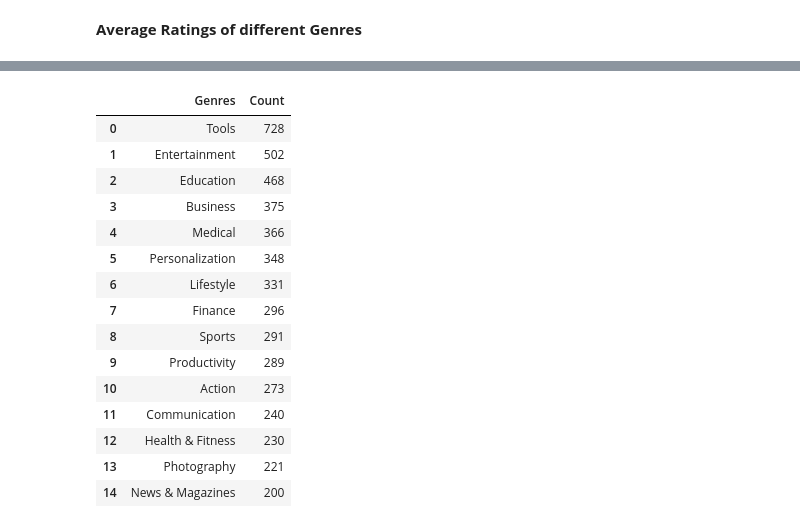
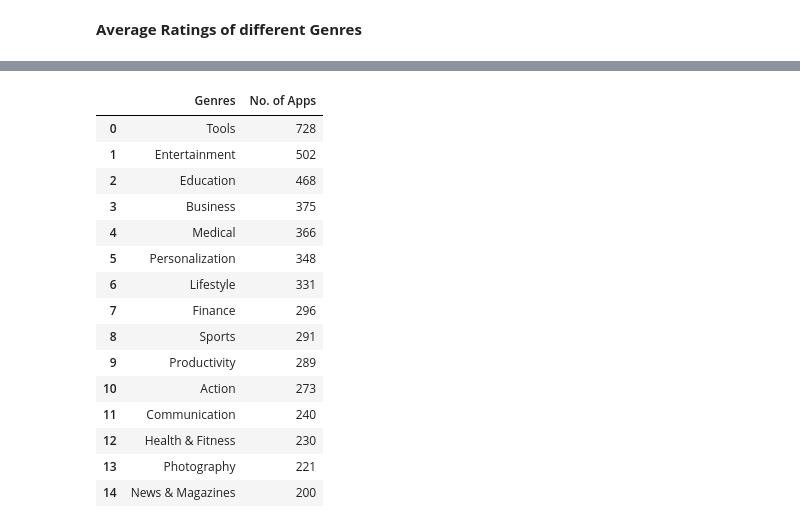
Before and after one commit to anasabbad/Play-Store-App-Review-Analysis--EDA-Capstone, a Jupyter notebook: Play_Store_App_Review_Analysis_Capstone_Project.ipynb, the cells around one changed output, grey strips where cells are left out. Saved outputs shown, nothing was run; the diff lists cells and outputs as text; code cells hidden in the pictures.

```diff
--- a/Play_Store_App_Review_Analysis_Capstone_Project.ipynb
+++ b/Play_Store_App_Review_Analysis_Capstone_Project.ipynb
@@ -289,3 +282,3 @@ we now need to convert the Size, Installs and Price columns to numerical values
 # %%
-#data['Installs'] = data['Installs'].map(lambda x: x.rstrip('+'))
-#data['Installs'] = pd.to_numeric(data['Installs'],errors = 'coerce')
+data["Installs"] = data["Installs"].apply(lambda x: int(x.replace("+","").replace(",","")))
+data.Installs.unique()
@@ -292,3 +289,0 @@ we now need to convert the Size, Installs and Price columns to numerical values
-# %%
-data['Installs'] = data['Installs'].map(lambda x: x.rstrip('+'))
-data.Size.unique()
@@ -505,9 +497,9 @@ Name: Rating, Length: 115, dtype: float64
 # %%
-top_genres = data.Genres.value_counts().reset_index().rename(columns={'Genres':'Count','index':'Genres'})
+top_genres = data.Genres.value_counts().reset_index().rename(columns={'Genres':'No. of Apps','index':'Genres'})
 top15_genres=top_genres.head(15)
 top15_genres
 # %% [output]
-|  | Genres | Count |
+|  | Genres | No. of Apps |
 | 0 | Tools | 728 |
 | 1 | Entertainment | 502 |
 | 2 | Education | 468 |
```
Also changed, not shown: parts of 13 cells of this notebook.
